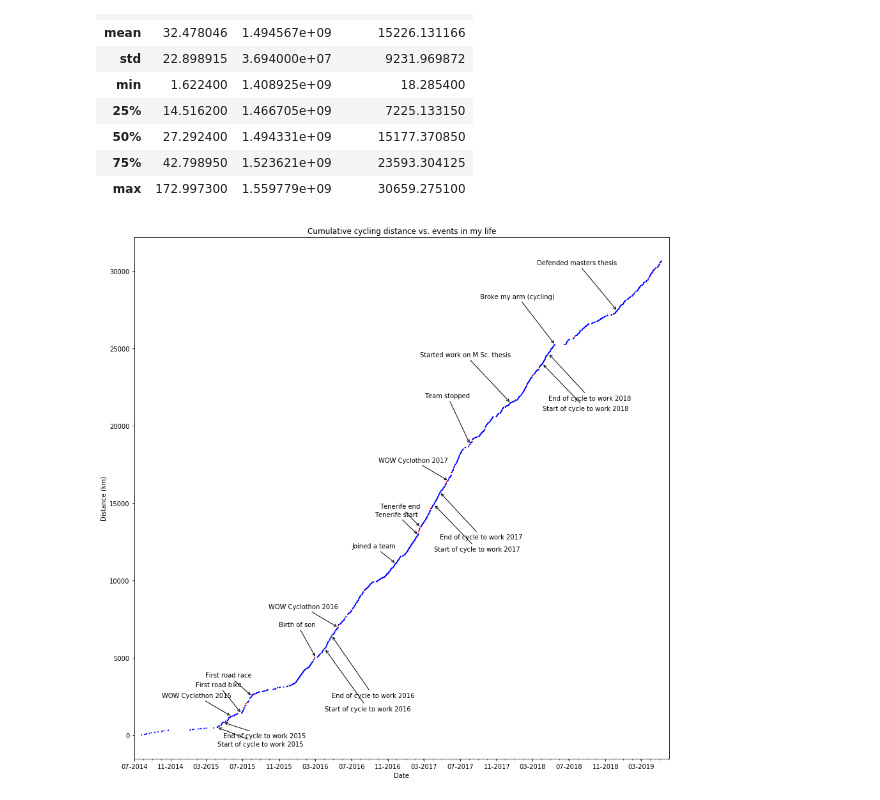
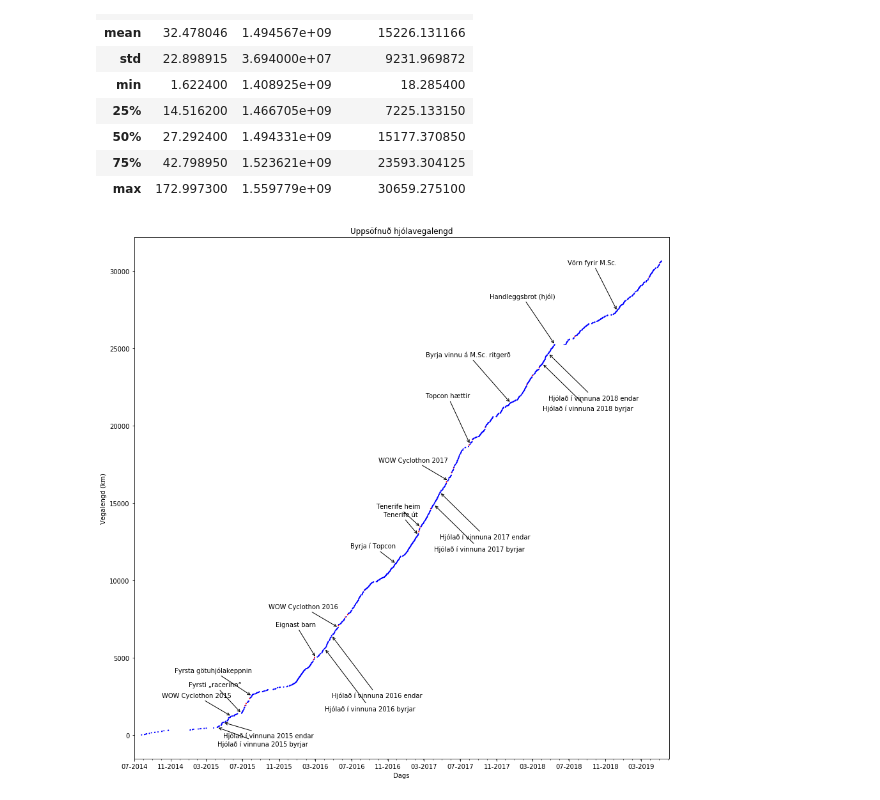
Before and after one commit to hilmarh/strava-cumulative, a Jupyter notebook: Main.ipynb, the cells around one changed output. Drawn from its saved outputs; the diff is of its cells as text; code cells hidden in the pictures.

```diff
--- a/Main.ipynb
+++ b/Main.ipynb
@@ -78,9 +78,9 @@ fig, ax = plt.subplots(figsize=(15, 15))
 
 ax.scatter(x=x, y=y, s=1, c=c)
 
-ax.set_title('Cumulative cycling distance vs. events in my life')
-ax.set_xlabel('Date')
-ax.set_ylabel('Distance (km)')
+ax.set_title('Uppsöfnuð hjólavegalengd')
+ax.set_xlabel('Dags')
+ax.set_ylabel('Vegalengd (km)')
 
 # List some interesting events.
 events = [
@@ -89,30 +89,30 @@ events = [
     dict(d='2016-06-15', n='WOW Cyclothon 2016', p=1200, h='right'),
     dict(d='2017-06-20', n='WOW Cyclothon 2017', p=1200, h='right'),
 
-    dict(d='2015-08-30', n='First road race', p=1200, h='right'),
+    dict(d='2015-08-30', n='Fyrsta götuhjólakeppnin', p=1500, h='right'),
 
     # Cycle to work
-    dict(d='2015-05-06', n='Start of cycle to work 2015', p=-1200, h='left'),
-    dict(d='2015-05-26', n='End of cycle to work 2015', p=-1000, h='left'),
-    dict(d='2016-05-01', n='Start of cycle to work 2016', p=-4000, h='left'),
-    dict(d='2016-05-24', n='End of cycle to work 2016', p=-4000, h='left'),
-    dict(d='2017-05-03', n='Start of cycle to work 2017', p=-3000, h='left'),
-    dict(d='2017-05-23', n='End of cycle to work 2017', p=-3000, h='left'),
-    dict(d='2018-05-02', n='Start of cycle to work 2018', p=-3000, h='left'),
-    dict(d='2018-05-22', n='End of cycle to work 2018', p=-3000, h='left'),
+    dict(d='2015-05-06', n='Hjólað í vinnuna 2015 byrjar', p=-1200, h='left'),
+    dict(d='2015-05-26', n='Hjólað í vinnuna 2015 endar', p=-1000, h='left'),
+    dict(d='2016-05-01', n='Hjólað í vinnuna 2016 byrjar', p=-4000, h='left'),
+    dict(d='2016-05-24', n='Hjólað í vinnuna 2016 endar', p=-4000, h='left'),
+    dict(d='2017-05-03', n='Hjólað í vinnuna 2017 byrjar', p=-3000, h='left'),
+    dict(d='2017-05-23', n='Hjólað í vinnuna 2017 endar', p=-3000, h='left'),
+    dict(d='2018-05-02', n='Hjólað í vinnuna 2018 byrjar', p=-3000, h='left'),
+    dict(d='2018-05-22', n='Hjólað í vinnuna 2018 endar', p=-3000, h='left'),
 
     # Cycle trips
-    dict(d='2017-03-11', n='Tenerife start', p=1200, h='right'),
-    dict(d='2017-03-18', n='Tenerife end', p=1200, h='right'),
+    dict(d='2017-03-11', n='Tenerife út', p=1200, h='right'),
+    dict(d='2017-03-18', n='Tenerife heim', p=1200, h='right'),
 
     # Life events
-    dict(d='2015-07-26', n='First road bike', p=1700, h='right'),
-    dict(d='2016-04-01', n='Birth of son', p=2000, h='right'),
-    dict(d='2016-12-26', n='Joined a team', p=1000, h='right'),
-    dict(d='2017-09-01', n='Team stopped', p=3000, h='right'),
-    dict(d='2018-06-13', n='Broke my arm (cycling)', p=3000, h='right'),
-    dict(d='2018-01-15', n='Started work on M.Sc. thesis', p=3000, h='right'),
-    dict(d='2019-01-08', n='Defended masters thesis', p=3000, h='right'),
+    dict(d='2015-07-26', n='Fyrsti „racerinn“', p=1700, h='right'),
+    dict(d='2016-04-01', n='Eignast barn', p=2000, h='right'),
+    dict(d='2016-12-26', n='Byrja í Topcon', p=1000, h='right'),
+    dict(d='2017-09-01', n='Topcon hættir', p=3000, h='right'),
+    dict(d='2018-06-13', n='Handleggsbrot (hjól)', p=3000, h='right'),
+    dict(d='2018-01-15', n='Byrja vinnu á M.Sc. ritgerð', p=3000, h='right'),
+    dict(d='2019-01-08', n='Vörn fyrir M.Sc.', p=3000, h='right'),
 ]
 
 # Annotate the chart with these events.
@@ -136,31 +136,31 @@ ax.set_xlim((start_unix, end_unix))
 # Make major ticks on the chart for every 4 months.
 major_ticks = []
 major_tick_counter = start_date
 
 while major_tick_counter <= end_date:
     major_ticks.append(time.mktime(major_tick_counter.timetuple()))
     major_tick_counter = major_tick_counter + relativedelta(months=4)
 
 ax.xaxis.set_major_locator(plt.FixedLocator(major_ticks)) # Every 4 months
 ax.xaxis.set_major_formatter(plticker.FuncFormatter(lambda x, _: datetime.utcfromtimestamp(x).date().strftime('%m-%Y')))
 
 # Make minor ticks on the chart for every month.
 minor_ticks = []
 minor_tick_counter = start_date
 
 while minor_tick_counter <= end_date:
     minor_ticks.append(time.mktime(minor_tick_counter.timetuple()))
     minor_tick_counter = minor_tick_counter + relativedelta(months=1)
 
 ax.xaxis.set_minor_locator(plt.FixedLocator(minor_ticks)) # Every month
 
 # White background.
 ax.set_facecolor((1, 1, 1))
 
 # Save to file.
 plt.savefig('cumulative_cycling_distance.png')
 
 # Display in notebook.
 plt.show()
 # %% [output]
-[figure, old version]
+[figure, new version]
```
Also changed, not shown: 1 other file.
